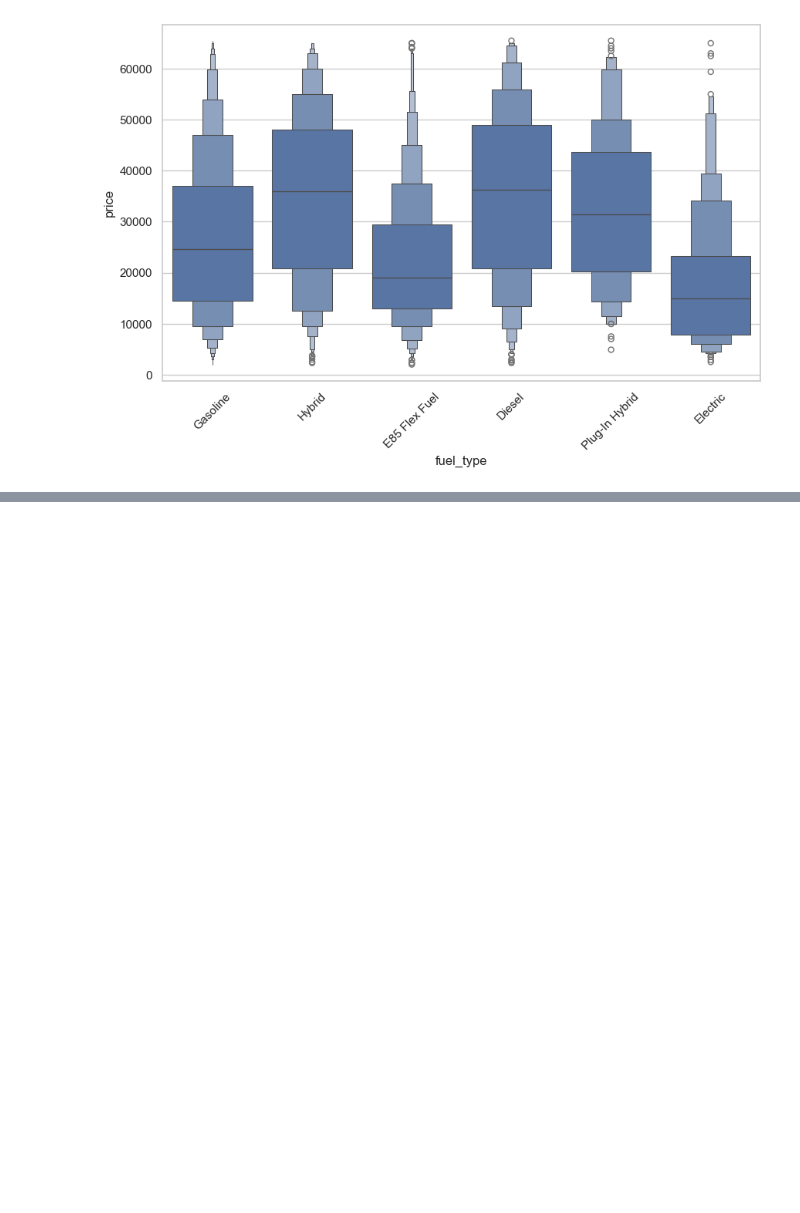
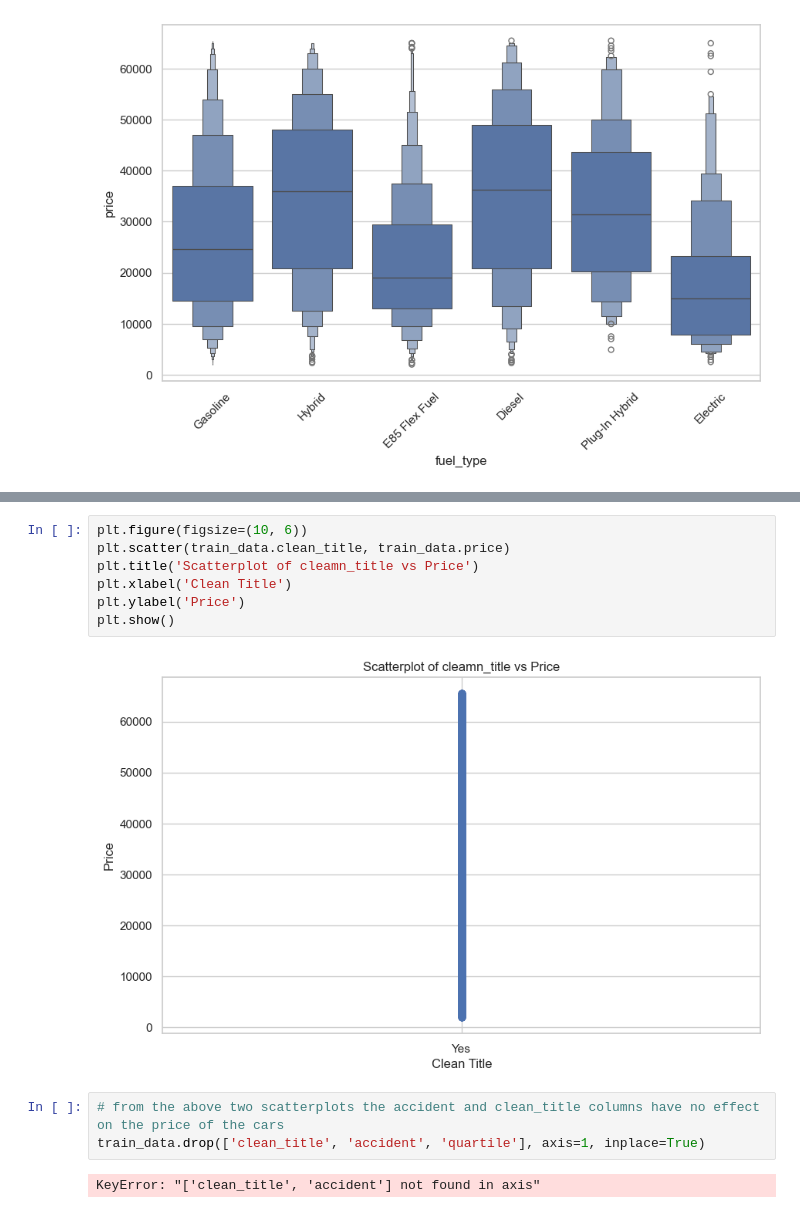
Before and after one commit to othnielche/KaggleX-Skill-Assessment-Challenge-2024, a Jupyter notebook: KaggleX challenge.ipynb, the cells around one changed output, grey strips where cells are left out. Saved outputs shown, nothing was run; the diff lists cells and outputs as text; blank space fills up the shorter version.

```diff
--- a/KaggleX challenge.ipynb
+++ b/KaggleX challenge.ipynb
@@ -301,0 +380,14 @@ plt.xticks(rotation = 45)
+# %%
+plt.figure(figsize=(10, 6))
+plt.scatter(train_data.clean_title, train_data.price)
+plt.title('Scatterplot of cleamn_title vs Price')
+plt.xlabel('Clean Title')
+plt.ylabel('Price')
+plt.show()
+# %% [output]
+[figure, added]
+# %%
+# from the above two scatterplots the accident and clean_title columns have no effect on the price of the cars
+train_data.drop(['clean_title', 'accident', 'quartile'], axis=1, inplace=True)
+# %% [output]
+KeyError: "['clean_title', 'accident'] not found in axis"
```
Also changed, not shown: parts of 21 cells of this notebook.
